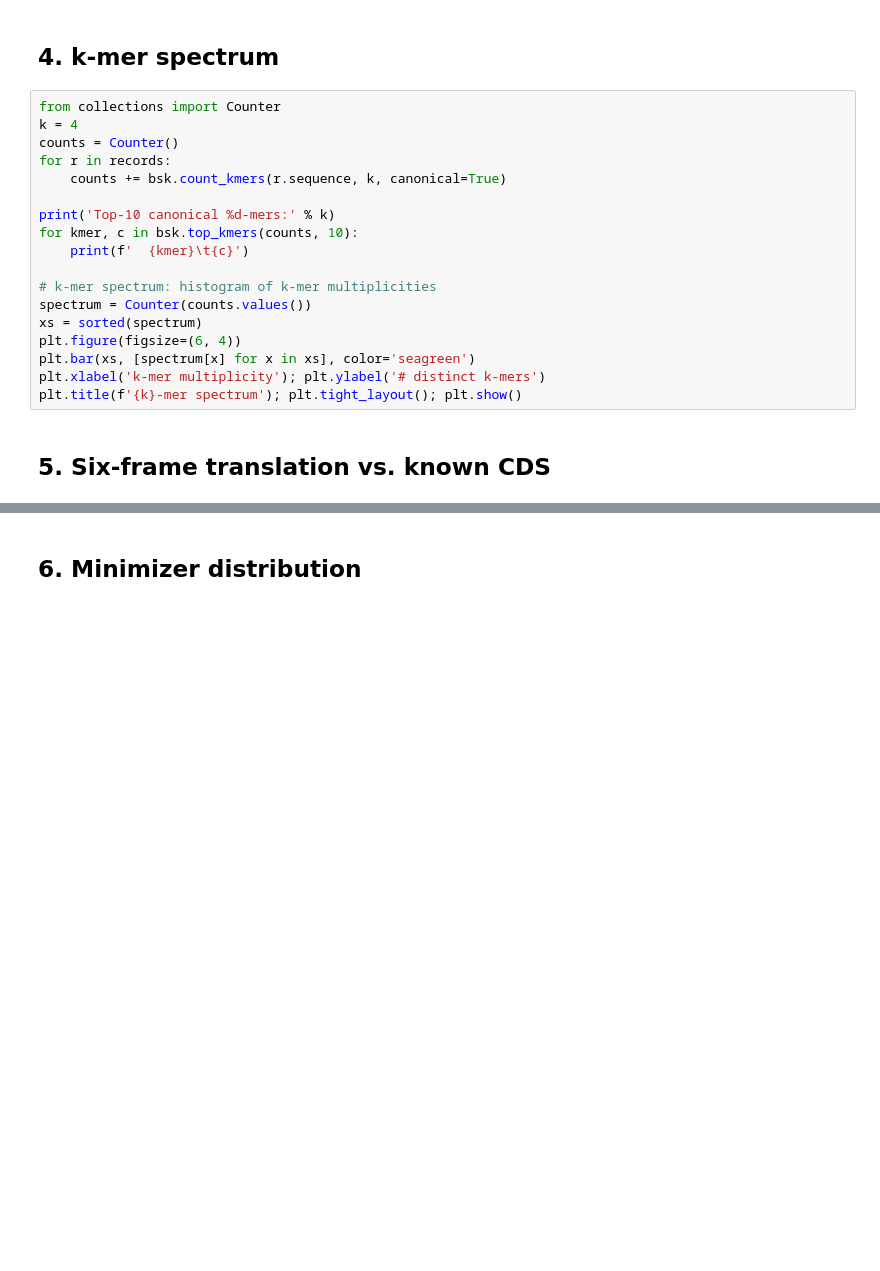
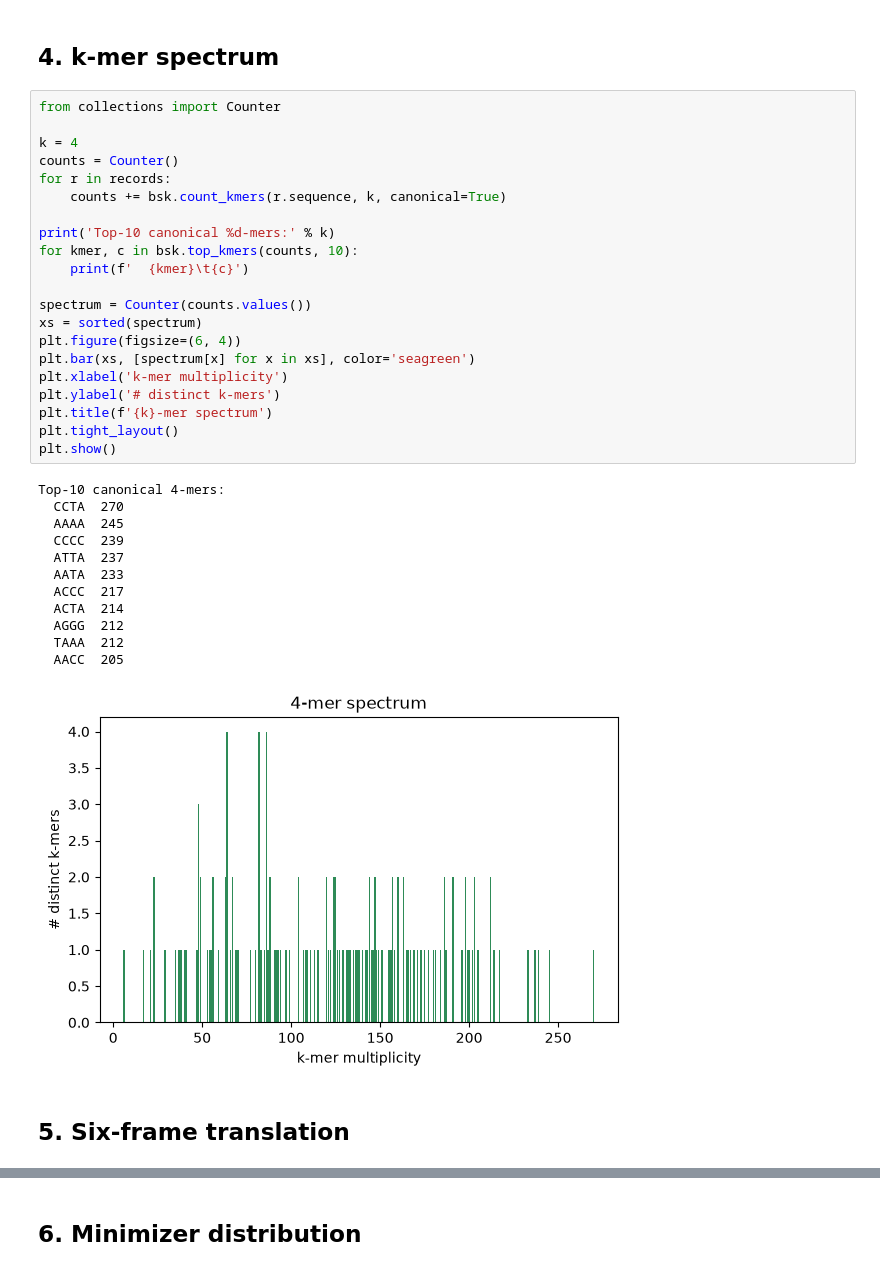
Before and after one commit to chengjilai/bioseqkit, a Jupyter notebook: examples/demo.ipynb, the cells around one changed output, grey strips where cells are left out. Drawn from its saved outputs; the diff is of its cells as text; blank space fills up the shorter version.

```diff
--- a/examples/demo.ipynb
+++ b/examples/demo.ipynb
@@ -50,24 +85,40 @@ plt.tight_layout(); plt.show()
 ## 4. k-mer spectrum
 # %%
 from collections import Counter
+
 k = 4
 counts = Counter()
 for r in records:
     counts += bsk.count_kmers(r.sequence, k, canonical=True)
 
 print('Top-10 canonical %d-mers:' % k)
 for kmer, c in bsk.top_kmers(counts, 10):
     print(f'  {kmer}\t{c}')
 
-# k-mer spectrum: histogram of k-mer multiplicities
 spectrum = Counter(counts.values())
 xs = sorted(spectrum)
 plt.figure(figsize=(6, 4))
 plt.bar(xs, [spectrum[x] for x in xs], color='seagreen')
-plt.xlabel('k-mer multiplicity'); plt.ylabel('# distinct k-mers')
-plt.title(f'{k}-mer spectrum'); plt.tight_layout(); plt.show()
+plt.xlabel('k-mer multiplicity')
+plt.ylabel('# distinct k-mers')
+plt.title(f'{k}-mer spectrum')
+plt.tight_layout()
+plt.show()
+# %% [output]
+Top-10 canonical 4-mers:
+  CCTA  270
+  AAAA  245
+  CCCC  239
+  ATTA  237
+  AATA  233
+  ACCC  217
+  ACTA  214
+  AGGG  212
+  TAAA  212
+  AACC  205
+[figure, added]
 # %% [markdown]
-## 5. Six-frame translation vs. known CDS
+## 5. Six-frame translation
 # %%
 seq = records[0].sequence
 for frame in bsk.six_frame_translation(seq):
```
Also changed, not shown: parts of 10 cells of this notebook, 6 other files.
